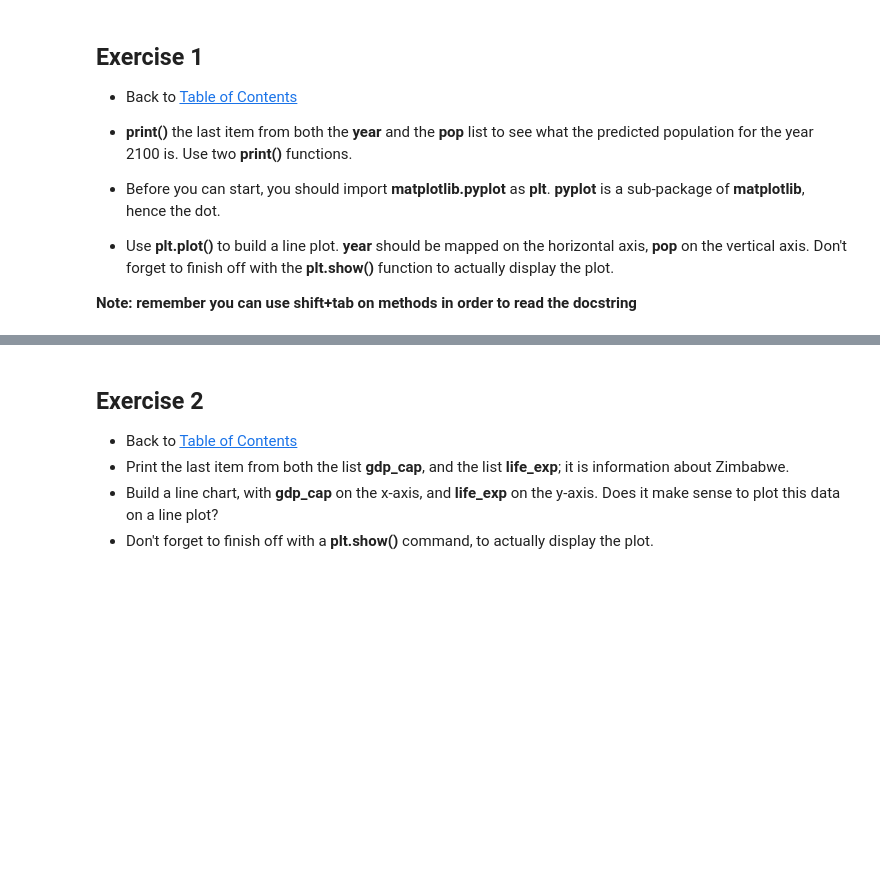
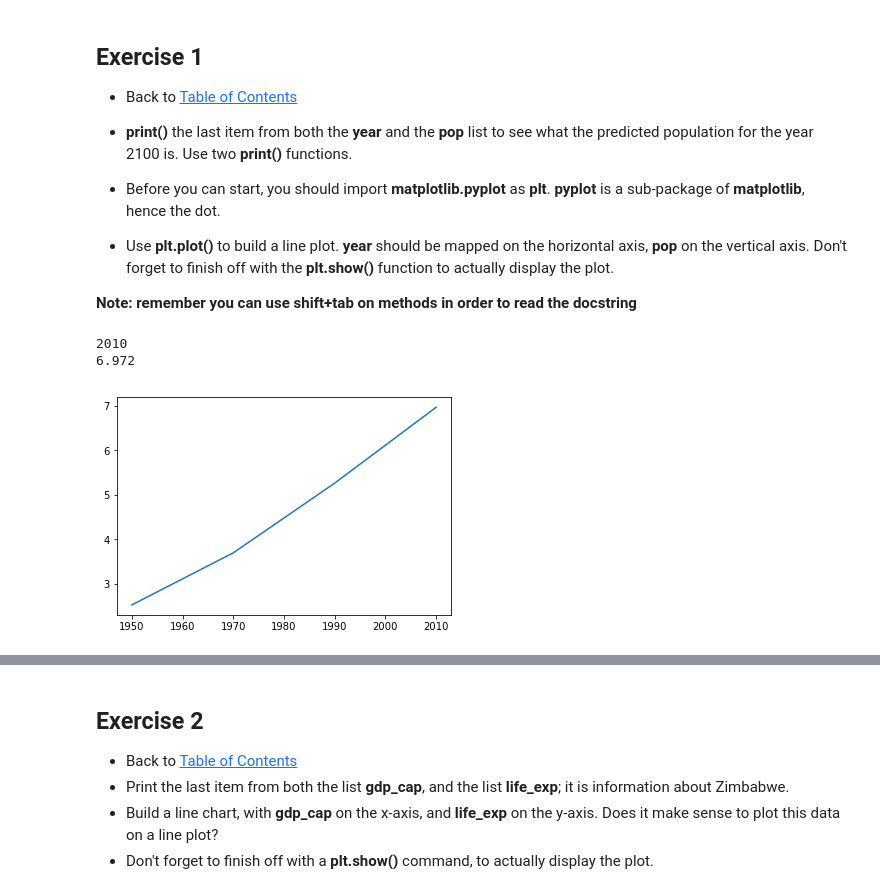
Before and after one commit to Illinoisgov/PUG, a Jupyter notebook: 1.0 Beginner/1.31-Matplotlib-Exercises.ipynb, the cells around one changed output, grey strips where cells are left out. Saved outputs shown, nothing was run; the diff lists cells and outputs as text; code cells hidden in the pictures; blank space fills up the shorter version.

```diff
--- a/1.0 Beginner/1.31-Matplotlib-Exercises.ipynb
+++ b/1.0 Beginner/1.31-Matplotlib-Exercises.ipynb
@@ -38,12 +38,18 @@ year = [1950,1970,1990,2010]
 pop = [2.519,3.692,5.263,6.972]
 # %%
 # Print the last item from year and pop
-
+print(year[-1])
+print(pop[-1])
 
 # Make a line plot: year on the x-axis, pop on the y-axis
-
+plt.plot(year, pop)
 
 # Display the plot with plt.show()
+plt.show()
+# %% [output]
+2010
+6.972
+[figure, added]
 # %% [markdown]
 ### Expected output
 ![Expected output](../data/MatplotlibImages/1.11-exercise1.png)
```
Also changed, not shown: parts of 10 cells of this notebook.
